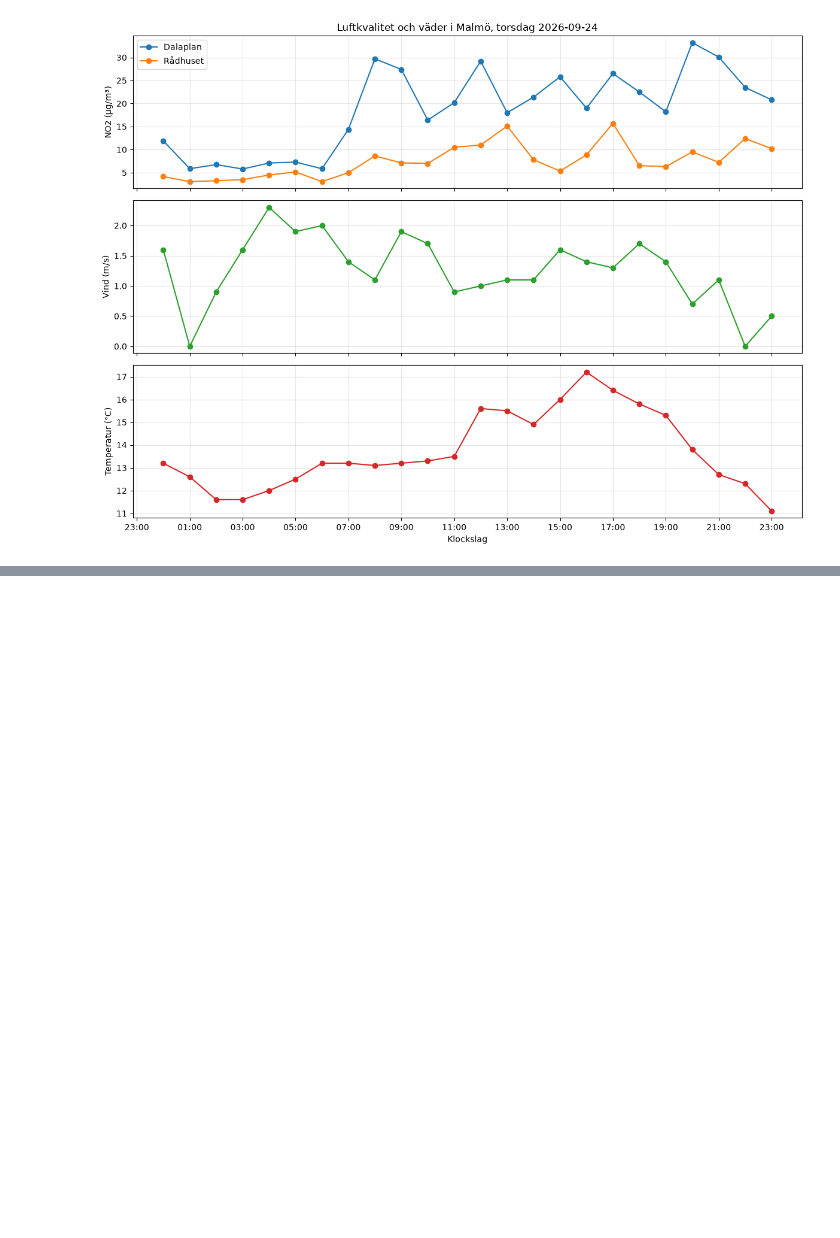
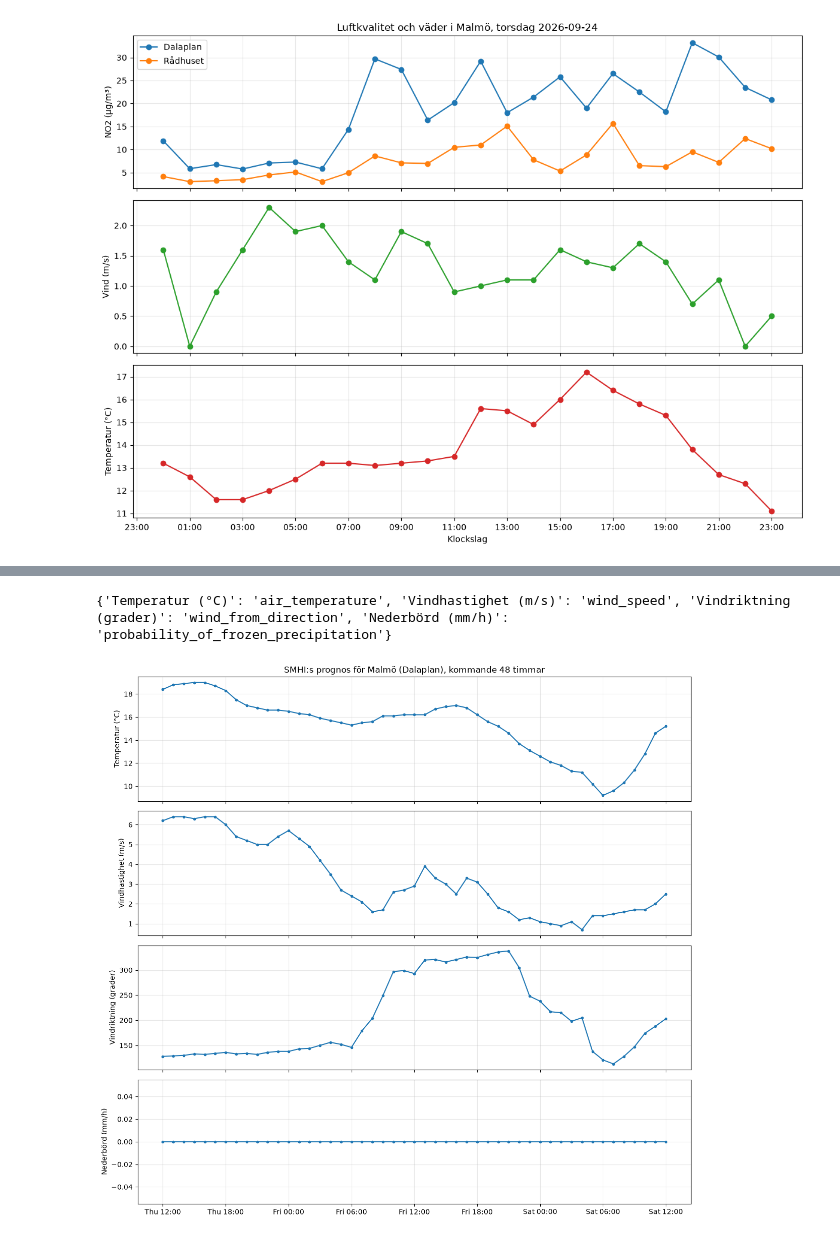
Before and after one commit to EliWei/sandbox_airquality, a Jupyter notebook: luftkvalitet_malmo.ipynb, the cells around one changed output, grey strips where cells are left out. Saved outputs shown, nothing was run; the diff lists cells and outputs as text; code cells hidden in the pictures; blank space fills up the shorter version.

```diff
--- a/luftkvalitet_malmo.ipynb
+++ b/luftkvalitet_malmo.ipynb
@@ -331,0 +364,17 @@ rita_dygn_med_vader(date(2026, 9, 24))
+# %%
+prognos = pd.json_normalize(svar["timeSeries"])
+prognos.columns = [c.replace("data.", "") for c in prognos.columns]
+
+prognos["tid"] = pd.to_datetime(prognos["time"], utc=True).dt.tz_convert("Europe/Stockholm")
+prognos = prognos.drop(columns="time").set_index("tid")
+
+# SMHI använder 9999 för saknade värden, bara i sifferkolumnerna
+sifferkolumner = prognos.select_dtypes("number").columns
+prognos[sifferkolumner] = prognos[sifferkolumner].replace(9999, float("nan"))
+
+# -9 betyder "ej tillämpligt" i andelen fryst nederbörd, men kan vara en riktig temperatur
+prognos["precipitation_frozen_part"] = prognos["precipitation_frozen_part"].replace(-9, float("nan"))
+
+print("Parametrar i prognosen:")
+print(list(prognos.columns))
+prognos.head(12)
@@ -331,0 +432,29 @@ rita_dygn_med_vader(date(2026, 9, 24))
+# %%
+def hitta_kolumn(ord):
+    traffar = [c for c in prognos.columns if ord in c]
+    return traffar[0] if traffar else None
+
+kolumner = {
+    "Temperatur (°C)": hitta_kolumn("air_temperature"),
+    "Vindhastighet (m/s)": hitta_kolumn("wind_speed"),
+    "Vindriktning (grader)": hitta_kolumn("wind_from_direction"),
+    "Nederbörd (mm/h)": hitta_kolumn("precipitation"),
+}
+kolumner = {namn: kol for namn, kol in kolumner.items() if kol}
+print(kolumner)
+
+narmaste = prognos[prognos.index <= prognos.index[0] + pd.Timedelta(hours=48)]
+
+fig, axlar = plt.subplots(len(kolumner), 1, figsize=(12, 2.8 * len(kolumner)), sharex=True)
+for ax, (namn, kol) in zip(axlar, kolumner.items()):
+    ax.plot(narmaste.index, narmaste[kol], marker="o", markersize=3)
+    ax.set_ylabel(namn)
+    ax.grid(alpha=0.3)
+
+axlar[0].set_title("SMHI:s prognos för Malmö (Dalaplan), kommande 48 timmar")
+axlar[-1].xaxis.set_major_formatter(mdates.DateFormatter("%a %H:%M", tz="Europe/Stockholm"))
+plt.tight_layout()
+plt.show()
+# %% [output]
+{'Temperatur (°C)': 'air_temperature', 'Vindhastighet (m/s)': 'wind_speed', 'Vindriktning (grader)': 'wind_from_direction', 'Nederbörd (mm/h)': 'probability_of_frozen_precipitation'}
+[figure, added]
```
Also changed, not shown: parts of 9 cells of this notebook.
